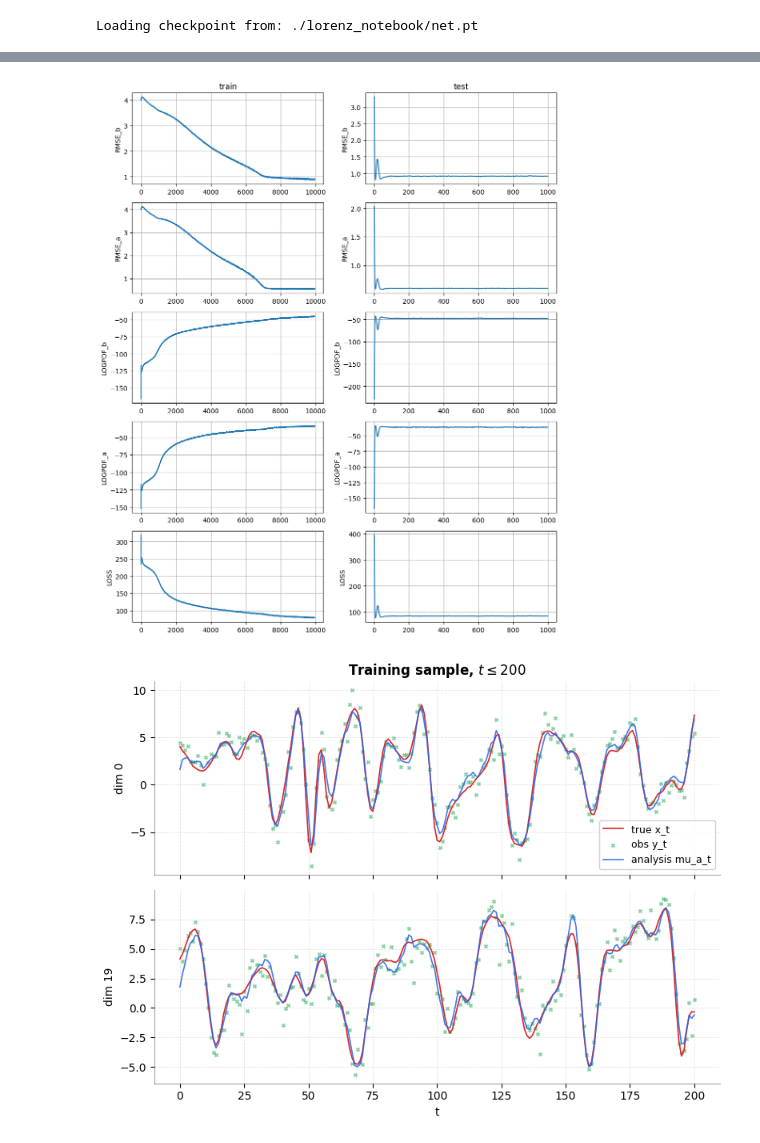
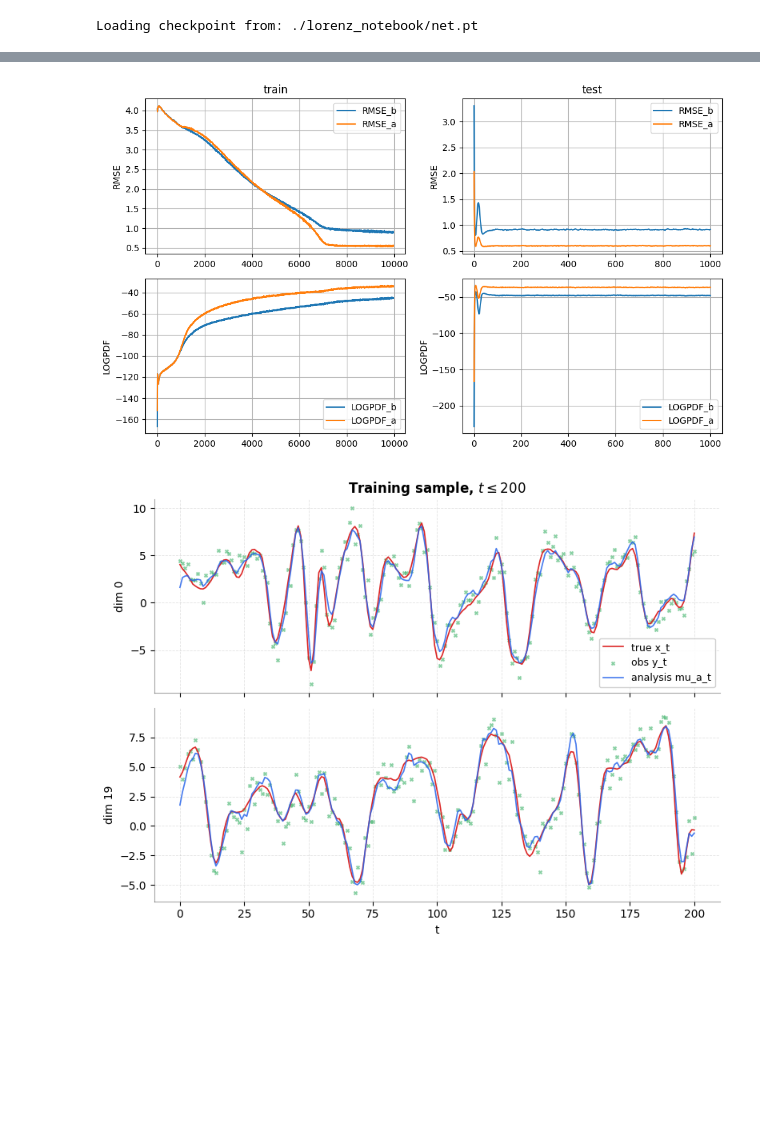
Before and after one commit to latestdesign/data_assim_networks, a Jupyter notebook: src/tp.ipynb, the cells around one changed output, grey strips where cells are left out. Cells and saved outputs as stored; diff of their text form; code cells hidden in the pictures; blank space fills up the shorter version.

```diff
--- a/src/tp.ipynb
+++ b/src/tp.ipynb
@@ -256,35 +254,36 @@ LOSS= 84.42211760101088
 # %%
 # Plot RMSE scores from training and testing
 scores_path = os.path.join(notebook_dir, "scores.pt")
 test_scores_path = os.path.join(notebook_dir, "test_scores.pt")
 
 train_scores = torch.load(scores_path, map_location='cpu')
 test_scores = torch.load(test_scores_path, map_location='cpu')
 
-kscores = ["RMSE_b", "RMSE_a", "LOGPDF_b", "LOGPDF_a", "LOSS"]
-
-fig, axes = plt.subplots(len(kscores), 2, figsize=(10, 12))
+score_groups = [("RMSE", ["RMSE_b", "RMSE_a"]), ("LOGPDF", ["LOGPDF_b", "LOGPDF_a"])]
+fig, axes = plt.subplots(len(score_groups), 2, figsize=(10, 6))
 start_ind_train, start_ind_test = 30, 0
 
-for i, kscore in enumerate(kscores):
+for i, (group_name, kscores) in enumerate(score_groups):
     for k, (mode, sc) in enumerate([("train", train_scores), ("test", test_scores)]):
-        if mode == "train":
-            out = sc[kscore][start_ind_train:]
-        else:
-            out = sc[kscore][start_ind_test:]
         ax = axes[i, k]
-        ax.plot(range(1, len(out) + 1), out, label=kscore)
-        ax.set_ylabel(kscore)
+        for kscore in kscores:
+            if mode == "train":
+                out = sc[kscore][start_ind_train:]
+            else:
+                out = sc[kscore][start_ind_test:]
+            ax.plot(range(1, len(out) + 1), out, label=kscore)
+        ax.set_ylabel(group_name)
+        ax.legend()
         ax.grid()
         if i == 0:
             ax.set_title(mode)
 
 plt.tight_layout()
 plt.show()
 # manage_exp.print_scores(train_scores)
 # manage_exp.print_scores(test_scores)
 # %% [output]
-[figure, old version]
+[figure, new version]
 # %%
 # Plots for Lorenz 40D along selected dimensions
 # Plot x_t, y_t and mu_a_t for one training sample, t <= 200
```
Also changed, not shown: parts of 2 cells of this notebook, 1 other file.
